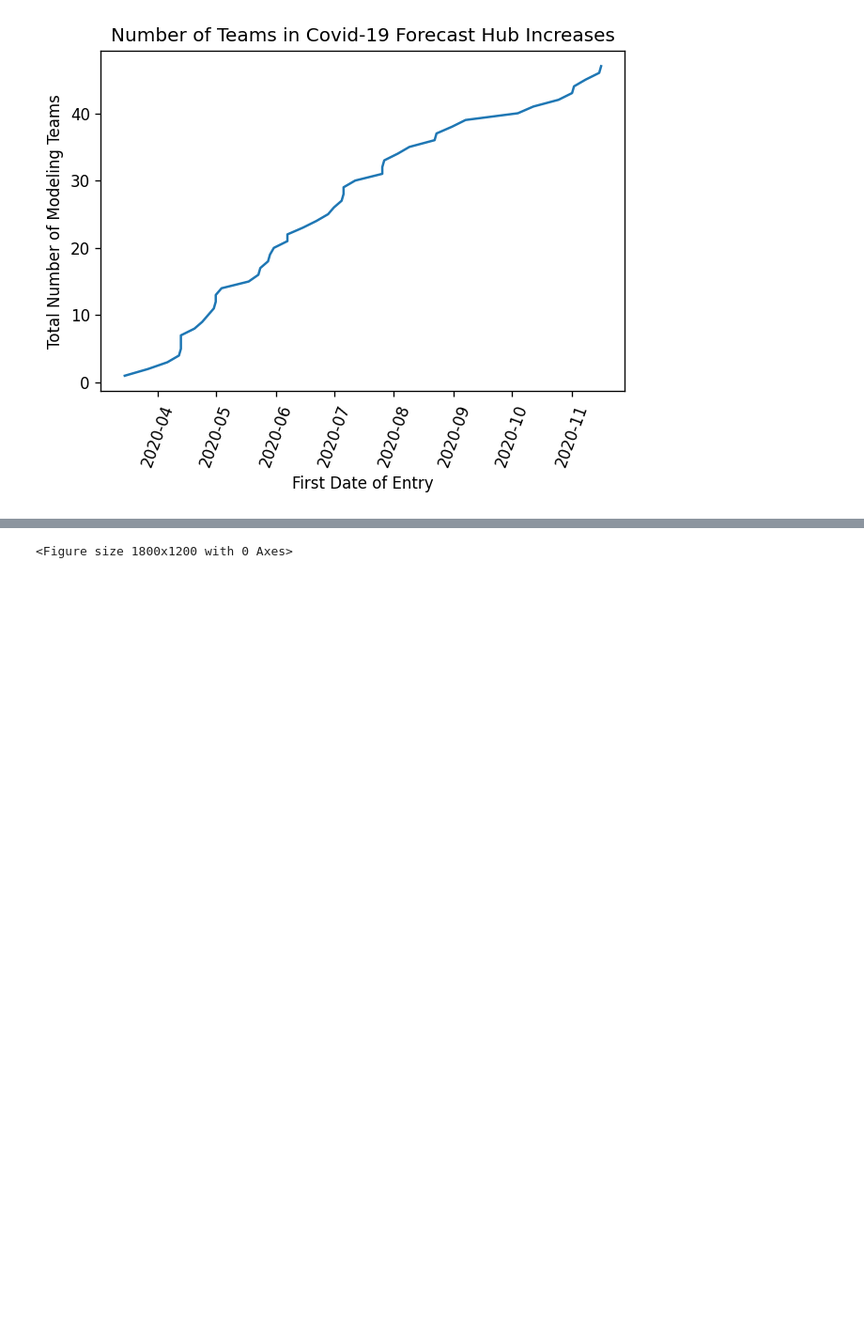
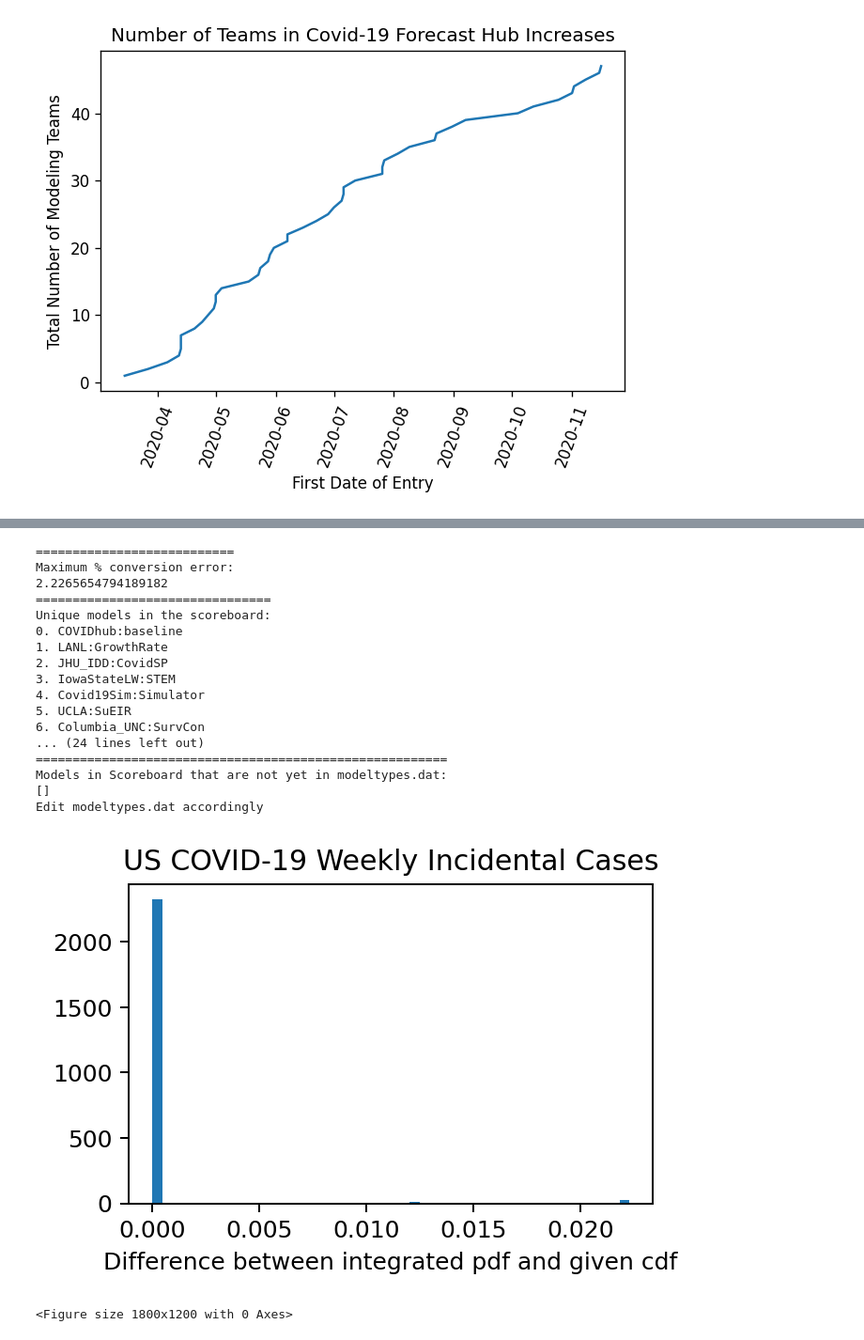
Before and after one commit to ONYLAB/Scoreboard, a Jupyter notebook: Notebooks/Workspace.ipynb, the cells around one changed output, grey strips where cells are left out. Shown at 94% size. Cells and saved outputs as stored; diff of their text form; code cells hidden in the pictures; blank space fills up the shorter version.

```diff
--- a/Notebooks/Workspace.ipynb
+++ b/Notebooks/Workspace.ipynb
@@ -167,7 +167,29 @@ with open('../INCCASE_Models.txt', 'w') as f:
 # %%
 #Eliminate scores that do not have the proper score quantiles
 delete_row = ScoreboardCases[ScoreboardCases["proper"]==False].index
 ScoreboardCases.drop(delete_row,inplace=True)
+ScoreboardCases.reset_index(drop=True,inplace=True)
+S19.plotdifferencescdfpdf(ScoreboardCases,'Case',figuresdirectory)
+modeltypesCases = S19.getmodeltypes(ScoreboardCases)
+# %% [output]
+===========================
+Maximum % conversion error:
+2.2265654794189182
+================================
+Unique models in the scoreboard:
+0. COVIDhub:baseline
+1. LANL:GrowthRate
+2. JHU_IDD:CovidSP
+3. IowaStateLW:STEM
+4. Covid19Sim:Simulator
+5. UCLA:SuEIR
+6. Columbia_UNC:SurvCon
+... (24 lines left out)
+========================================================
+Models in Scoreboard that are not yet in modeltypes.dat:
+[]
+Edit modeltypes.dat accordingly
+[figure, added]
 # %%
 S19.plotallscoresdist(ScoreboardCases,figuresdirectory,'Case')
 # %% [output]
```
Also changed, not shown: parts of 3 cells of this notebook, 51 other files.
